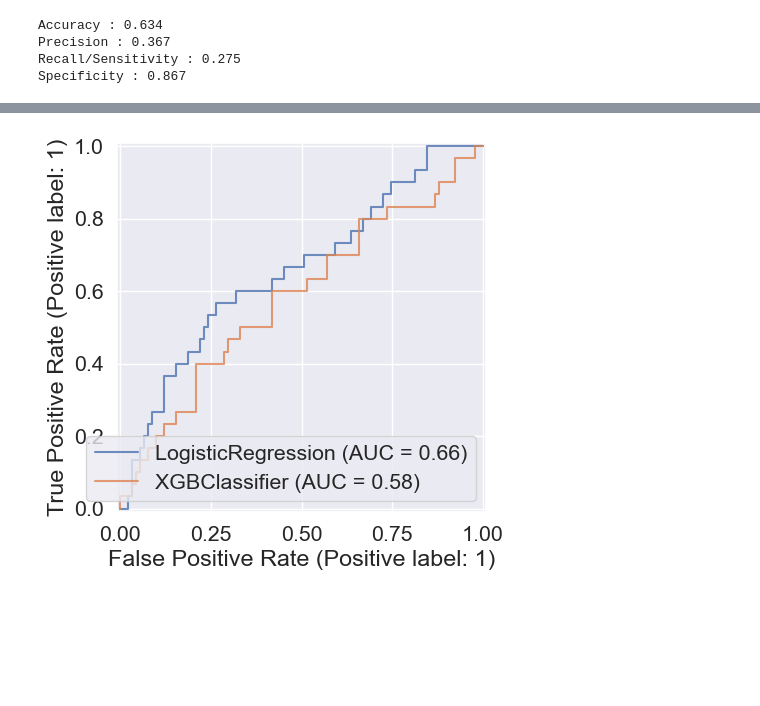
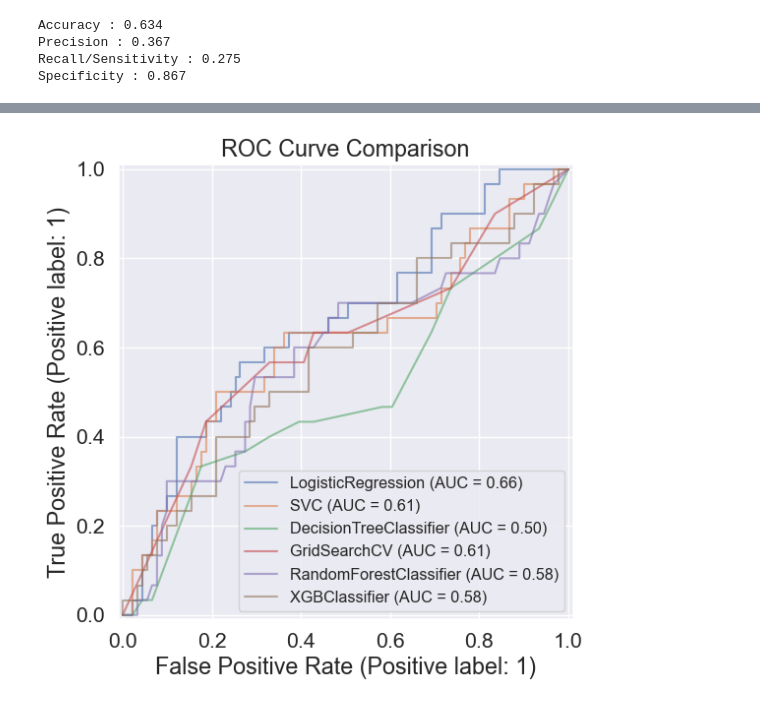
Before and after one commit to silverbacon9/Machine-Learning, a Jupyter notebook: code test/2. Classification/2. Classification test.ipynb, the cells around one changed output, grey strips where cells are left out. Cells and saved outputs as stored; diff of their text form; code cells hidden in the pictures; blank space fills up the shorter version.

```diff
--- a/code test/2. Classification/2. Classification test.ipynb
+++ b/code test/2. Classification/2. Classification test.ipynb
@@ -233,3 +184,6 @@ plt.show()
 # %%
+# Logistic Regression
+
+model = LogisticRegression()
 model.fit(X_train, y_train)
 # %% [output]
@@ -608,8 +658,18 @@ Specificity : 0.867
 # %%
 from sklearn.metrics import RocCurveDisplay
+plt.figure(figsize=(8, 6))
 ax = plt.gca()
-log_disp = RocCurveDisplay.from_estimator(model, X_test, y_test, ax=ax, alpha=0.8)
-model_xg_disp = RocCurveDisplay.from_estimator(model_xg, X_test, y_test, ax=ax, alpha=0.8)
+
+log_disp = RocCurveDisplay.from_estimator(model, X_test, y_test, ax=ax, alpha=0.6)
+svm_disp = RocCurveDisplay.from_estimator(model_svm, X_test, y_test, ax=ax, alpha=0.6)
+model_dt_disp = RocCurveDisplay.from_estimator(model_dt, X_test, y_test, ax=ax, alpha=0.6)
+grid_dt_disp = RocCurveDisplay.from_estimator(grid_dt, X_test, y_test, ax=ax, alpha=0.6)
+model_rf_disp = RocCurveDisplay.from_estimator(model_rf, X_test, y_test, ax=ax, alpha=0.6)
+model_xg_disp = RocCurveDisplay.from_estimator(model_xg, X_test, y_test, ax=ax, alpha=0.6)
+
+
+plt.legend(fontsize='x-small', loc='lower right')
+plt.title('ROC Curve Comparison')
 plt.show()
 # %% [output]
-[figure, old version]
+[figure, new version]
```
Also changed, not shown: parts of 23 cells of this notebook, 3 other files.
